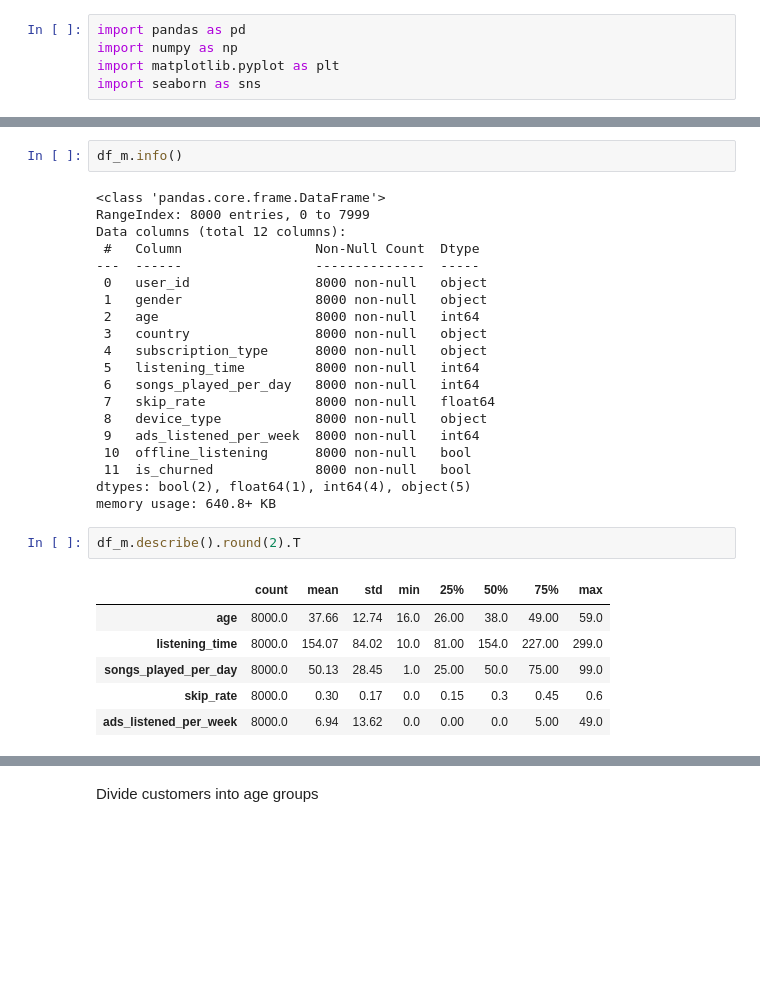
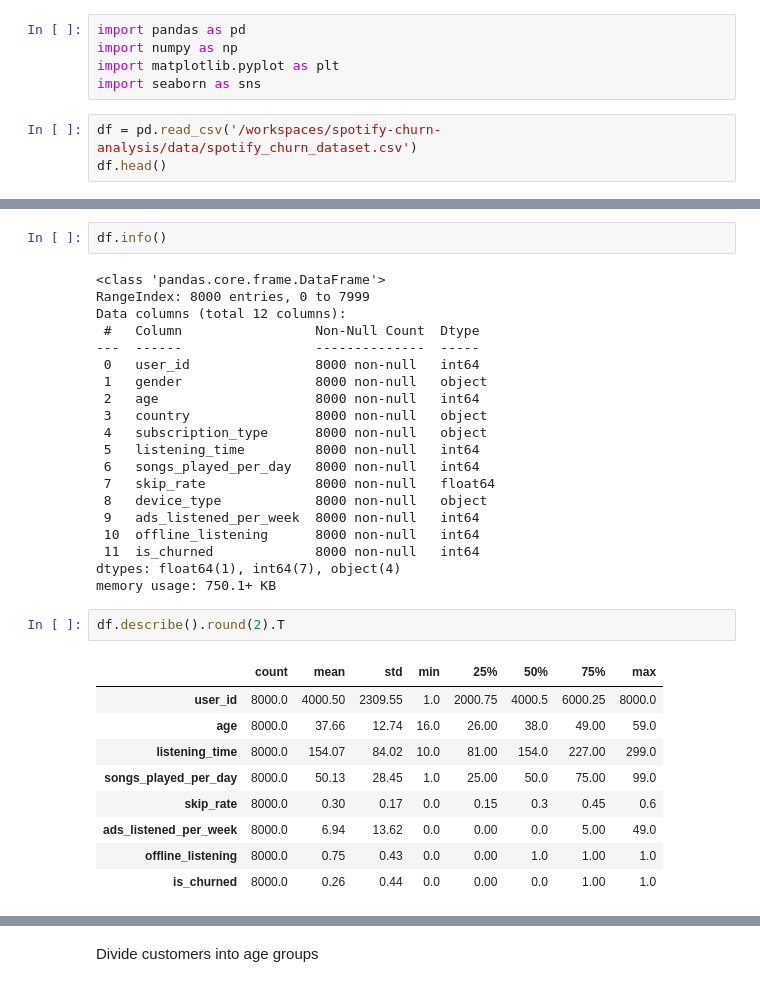
Before and after one commit to mitologistka/spotify-churn-analysis, a Jupyter notebook: notebooks/EDA.ipynb, the cells around one changed output, grey strips where cells are left out. Cells and saved outputs as stored; diff of their text form; blank space fills up the shorter version.

```diff
--- a/notebooks/EDA.ipynb
+++ b/notebooks/EDA.ipynb
@@ -13,3 +3,6 @@ import pandas as pd
 import numpy as np
 import matplotlib.pyplot as plt
 import seaborn as sns
+# %%
+df = pd.read_csv('/workspaces/spotify-churn-analysis/data/spotify_churn_dataset.csv')
+df.head()
@@ -16,12 +16,12 @@ import seaborn as sns
 # %%
-df_m.info()
+df.info()
 # %% [output]
 <class 'pandas.core.frame.DataFrame'>
 RangeIndex: 8000 entries, 0 to 7999
 Data columns (total 12 columns):
  #   Column                 Non-Null Count  Dtype
 ---  ------                 --------------  -----
- 0   user_id                8000 non-null   object
+ 0   user_id                8000 non-null   int64
  1   gender                 8000 non-null   object
  2   age                    8000 non-null   int64
  3   country                8000 non-null   object
@@ -31,16 +31,19 @@ Data columns (total 12 columns):
  7   skip_rate              8000 non-null   float64
  8   device_type            8000 non-null   object
  9   ads_listened_per_week  8000 non-null   int64
- 10  offline_listening      8000 non-null   bool
- 11  is_churned             8000 non-null   bool
-dtypes: bool(2), float64(1), int64(4), object(5)
-memory usage: 640.8+ KB
+ 10  offline_listening      8000 non-null   int64
+ 11  is_churned             8000 non-null   int64
+dtypes: float64(1), int64(7), object(4)
+memory usage: 750.1+ KB
 # %%
-df_m.describe().round(2).T
+df.describe().round(2).T
 # %% [output]
 |  | count | mean | std | min | 25% | 50% | 75% | max |
+| user_id | 8000.0 | 4000.50 | 2309.55 | 1.0 | 2000.75 | 4000.5 | 6000.25 | 8000.0 |
 | age | 8000.0 | 37.66 | 12.74 | 16.0 | 26.00 | 38.0 | 49.00 | 59.0 |
 | listening_time | 8000.0 | 154.07 | 84.02 | 10.0 | 81.00 | 154.0 | 227.00 | 299.0 |
 | songs_played_per_day | 8000.0 | 50.13 | 28.45 | 1.0 | 25.00 | 50.0 | 75.00 | 99.0 |
 | skip_rate | 8000.0 | 0.30 | 0.17 | 0.0 | 0.15 | 0.3 | 0.45 | 0.6 |
 | ads_listened_per_week | 8000.0 | 6.94 | 13.62 | 0.0 | 0.00 | 0.0 | 5.00 | 49.0 |
+| offline_listening | 8000.0 | 0.75 | 0.43 | 0.0 | 0.00 | 1.0 | 1.00 | 1.0 |
+| is_churned | 8000.0 | 0.26 | 0.44 | 0.0 | 0.00 | 0.0 | 1.00 | 1.0 |
```
Also changed, not shown: parts of 30 cells of this notebook.
